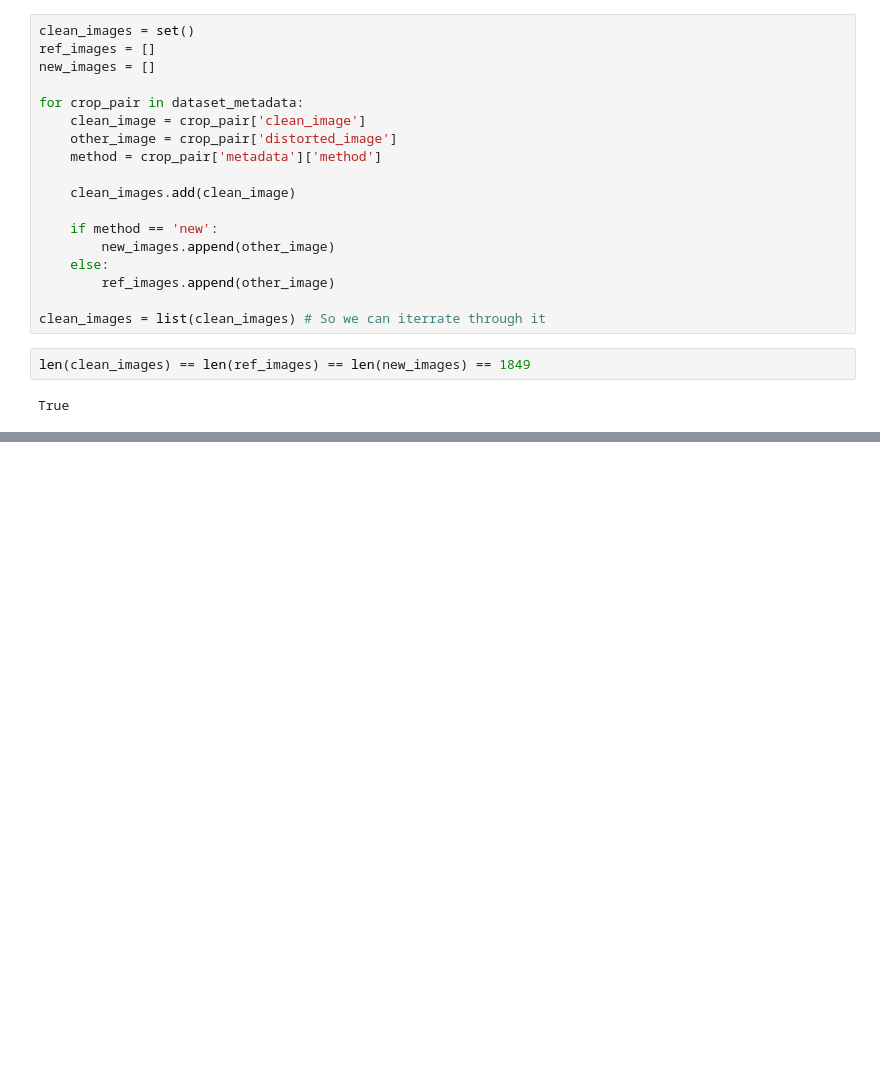
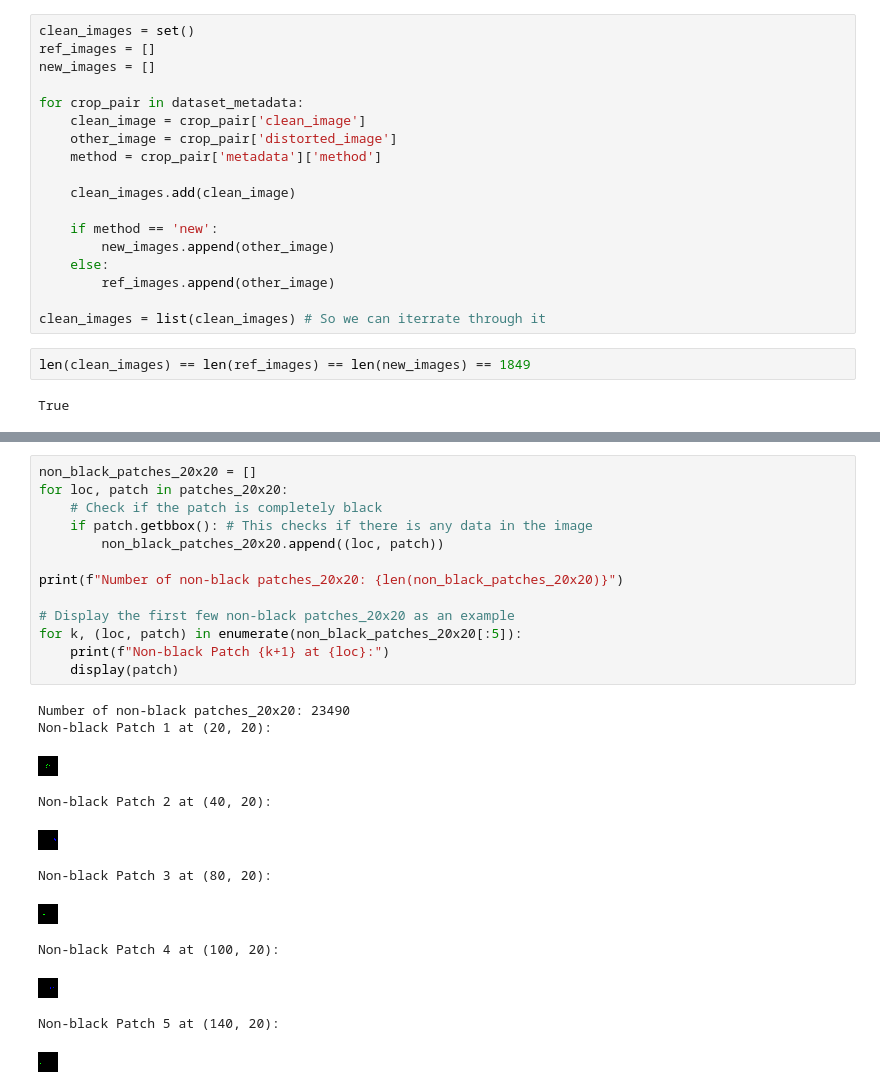
Before and after one commit to HITProjects/PixelQuality, a Jupyter notebook: Samsung/notebooks/make_dataset.ipynb, the cells around one changed output, grey strips where cells are left out. Saved outputs shown, nothing was run; the diff lists cells and outputs as text; blank space fills up the shorter version.

```diff
--- a/Samsung/notebooks/make_dataset.ipynb
+++ b/Samsung/notebooks/make_dataset.ipynb
@@ -420,0 +550,25 @@ Finished copying images.
+# %%
+non_black_patches_20x20 = []
+for loc, patch in patches_20x20:
+    # Check if the patch is completely black
+    if patch.getbbox(): # This checks if there is any data in the image
+        non_black_patches_20x20.append((loc, patch))
+
+print(f"Number of non-black patches_20x20: {len(non_black_patches_20x20)}")
+
+# Display the first few non-black patches_20x20 as an example
+for k, (loc, patch) in enumerate(non_black_patches_20x20[:5]):
+    print(f"Non-black Patch {k+1} at {loc}:")
+    display(patch)
+# %% [output]
+Number of non-black patches_20x20: 23490
+Non-black Patch 1 at (20, 20):
+[figure, added]
+Non-black Patch 2 at (40, 20):
+[figure, added]
+Non-black Patch 3 at (80, 20):
+[figure, added]
+Non-black Patch 4 at (100, 20):
+[figure, added]
+Non-black Patch 5 at (140, 20):
+[figure, added]
```
Also changed, not shown: parts of 14 cells of this notebook, 3 other files.
